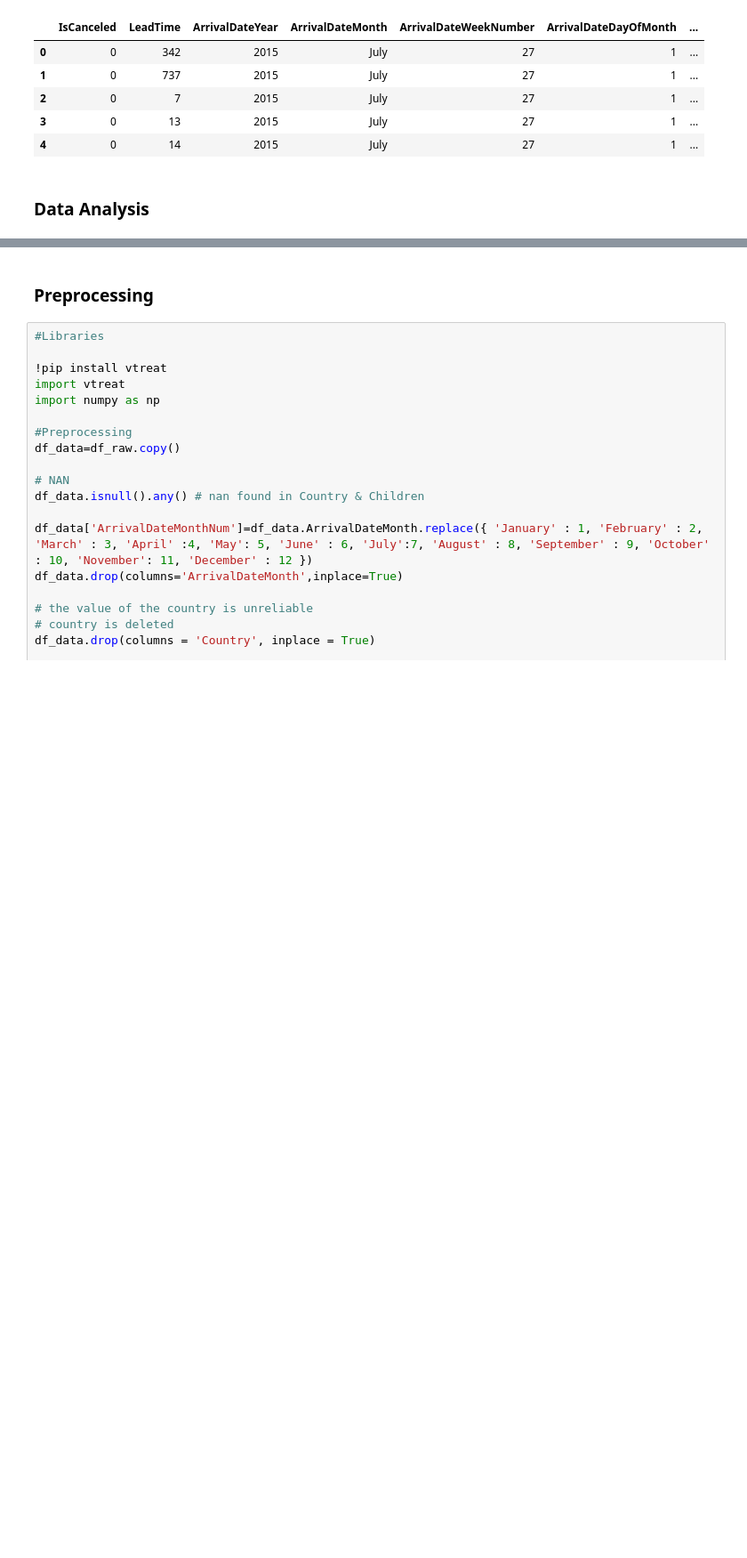
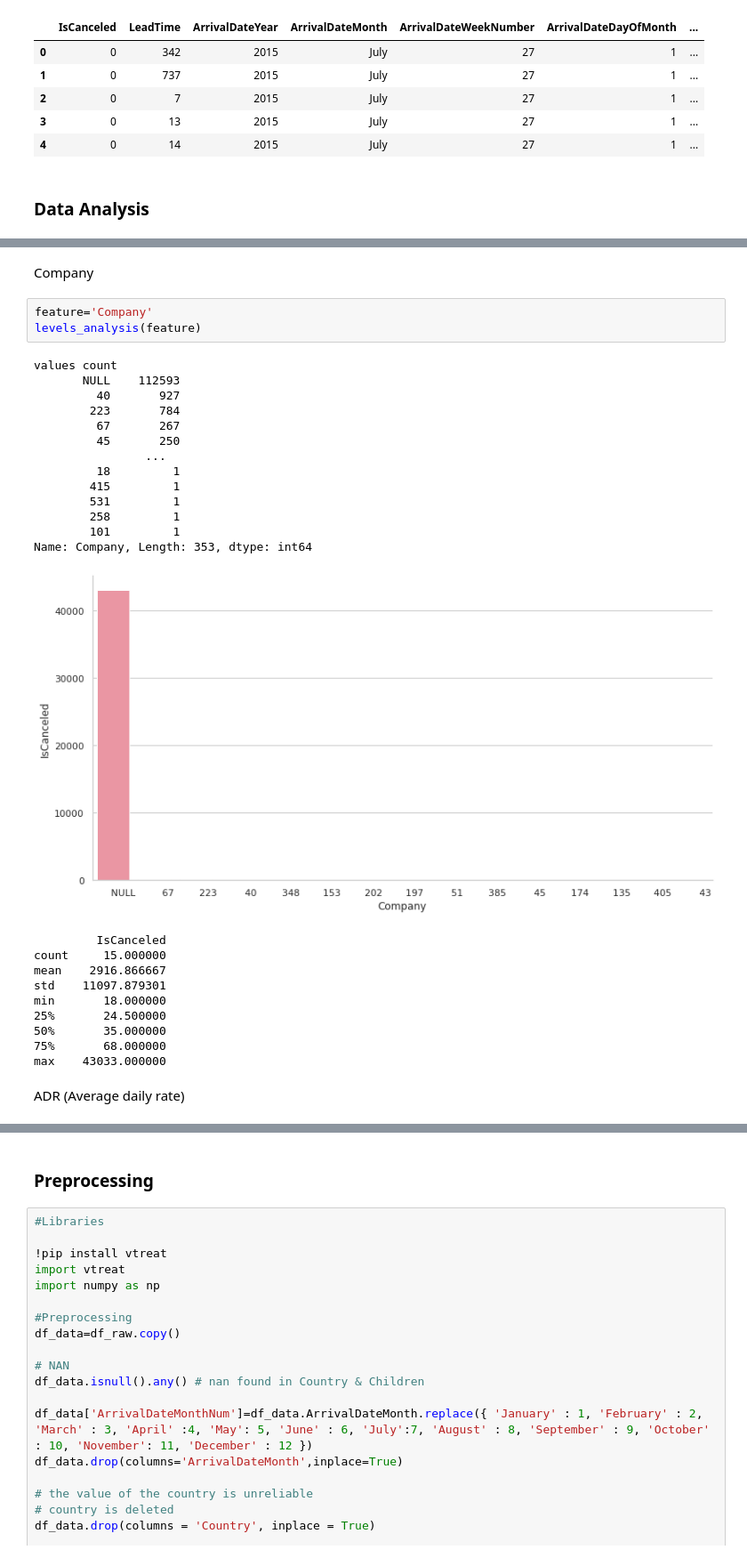
Before and after one commit to alejandromanas/GoogleColab_public, a Jupyter notebook: bookings/code/bookings.ipynb, the cells around one changed output, grey strips where cells are left out. Shown at 89% size. Saved outputs shown, nothing was run; the diff lists cells and outputs as text; blank space fills up the shorter version.

```diff
--- a/bookings/code/bookings.ipynb
+++ b/bookings/code/bookings.ipynb
@@ -136,0 +161,31 @@ Name: Agent, Length: 334, dtype: int64
+# %% [markdown]
+Company
+# %%
+feature='Company'
+levels_analysis(feature)
+# %% [output]
+values count
+       NULL    112593
+         40       927
+        223       784
+         67       267
+         45       250
+                ...
+         18         1
+        415         1
+        531         1
+        258         1
+        101         1
+Name: Company, Length: 353, dtype: int64
+[figure, added]
+         IsCanceled
+count     15.000000
+mean    2916.866667
+std    11097.879301
+min       18.000000
+25%       24.500000
+50%       35.000000
+75%       68.000000
+max    43033.000000
+# %% [markdown]
+ADR (Average daily rate)
```
Also changed, not shown: parts of 5 cells of this notebook.
